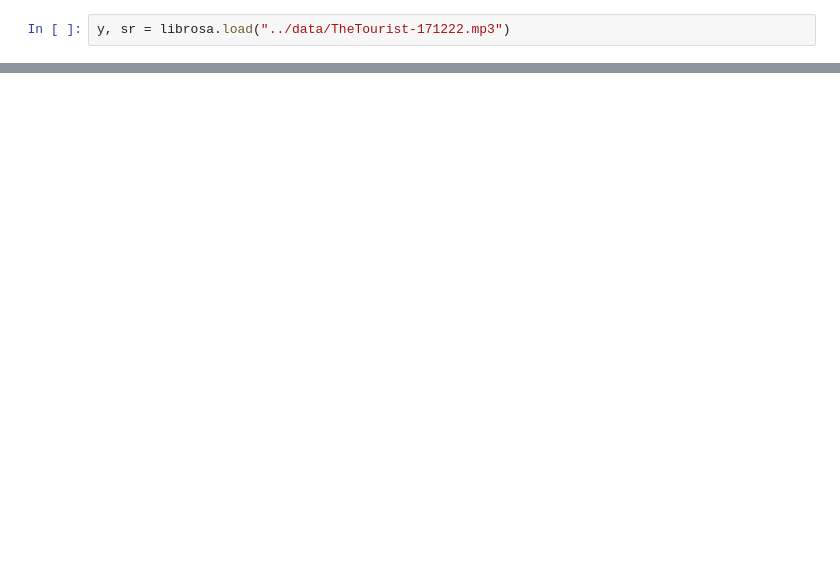
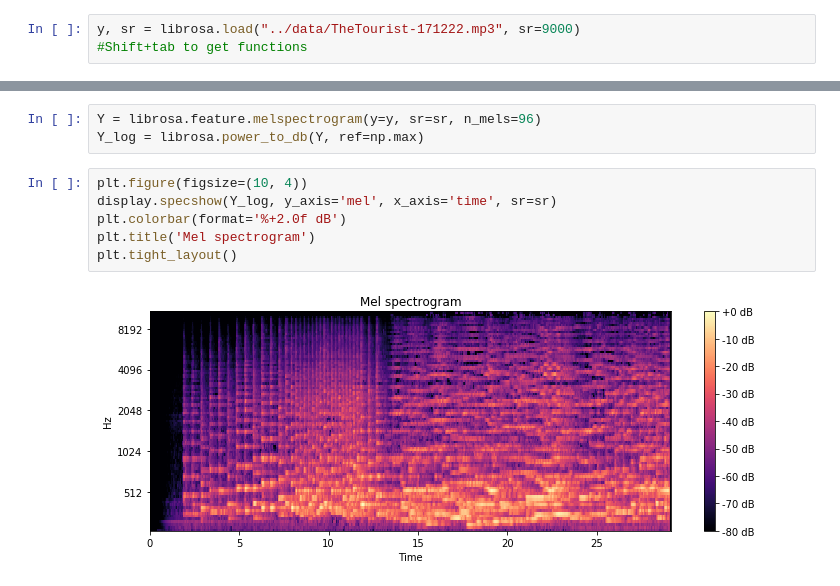
Before and after one commit to icehoney/Musaic, a Jupyter notebook: notes/Librosa Sandbox.ipynb, the cells around one changed output, grey strips where cells are left out. Saved outputs shown, nothing was run; the diff lists cells and outputs as text; blank space fills up the shorter version.

Commit message:
displaying melspectograms with librosa

```diff
--- a/notes/Librosa Sandbox.ipynb
+++ b/notes/Librosa Sandbox.ipynb
@@ -4,5 +8,6 @@ import IPython
 # %%
-y, sr = librosa.load("../data/TheTourist-171222.mp3")
+y, sr = librosa.load("../data/TheTourist-171222.mp3", sr=9000)
+#Shift+tab to get functions
 # %%
 sr
 # %% [output]
@@ -20,2 +25,13 @@ IPython.display.Audio(data=y[1000000:1500000], rate=sr)
 # %% [output]
 [interactive output not drawn]
+# %%
+Y = librosa.feature.melspectrogram(y=y, sr=sr, n_mels=96)
+Y_log = librosa.power_to_db(Y, ref=np.max)
+# %%
+plt.figure(figsize=(10, 4))
+display.specshow(Y_log, y_axis='mel', x_axis='time', sr=sr)
+plt.colorbar(format='%+2.0f dB')
+plt.title('Mel spectrogram')
+plt.tight_layout()
+# %% [output]
+[figure, added]
```
Also changed, not shown: parts of 10 cells of this notebook.
